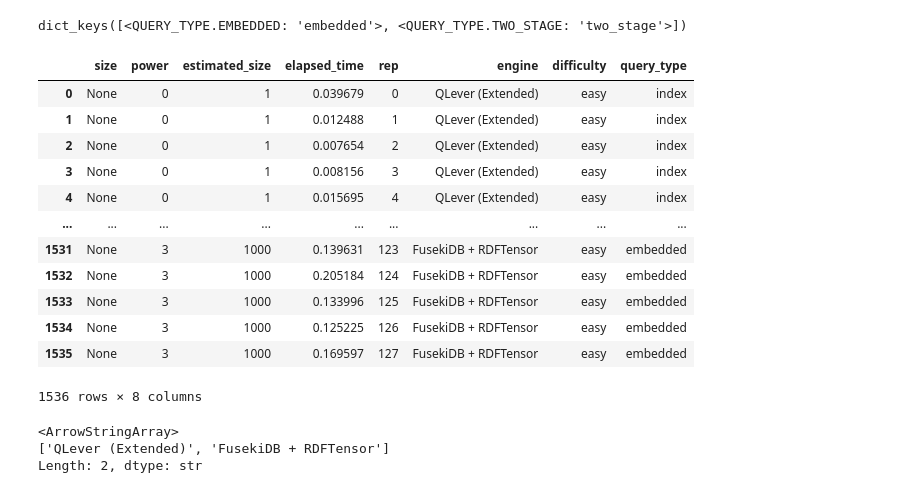
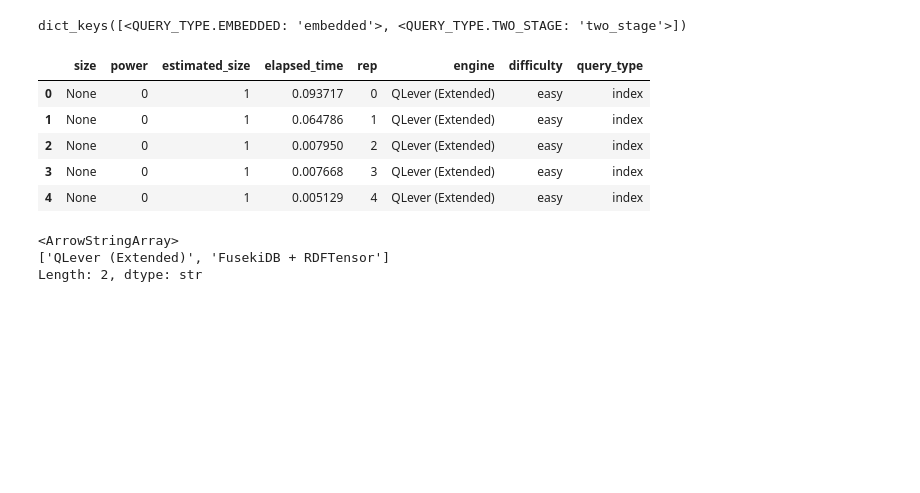
Before and after one commit to Dakantz/Dense-KG-Vector-DB, a Jupyter notebook: benchmarks/run_bdsdm_timings.ipynb, the cells around one changed output. Cells and saved outputs as stored; diff of their text form; code cells hidden in the pictures; blank space fills up the shorter version.

```diff
--- a/benchmarks/run_bdsdm_timings.ipynb
+++ b/benchmarks/run_bdsdm_timings.ipynb
@@ -120,3 +121,11 @@ import os
 os.getcwd()
 # %% [output]
 '/Users/benedikt/tugraz/cgv/hereditary/Dense-KG-Vector-DB/benchmarks'
+# %%
+with db_qlever:
+    index_result = db_qlever.query_auto(
+        test_tensor,
+        query_difficulty=QUERY_DIFFICULTY.EASY,
+        query_type=QUERY_TYPE.EMBEDDED,
+    )
+index_result
@@ -268,6 +306,7 @@ def test_db(
     stats["power"] = power
     stats["difficulty"] = difficulty.value
     stats["query_type"] = query_type.value
+    stats["estimated_size"] = size
     stats["engine"] = db.name
     db.stat_recorder.clear_stats()
 
@@ -384,21 +424,14 @@ db.get_queries(test_tensor)[QUERY_DIFFICULTY.EASY].keys()
 # %% [output]
 dict_keys([<QUERY_TYPE.EMBEDDED: 'embedded'>, <QUERY_TYPE.TWO_STAGE: 'two_stage'>])
 # %%
-timings_df
+timings_df.head()
 # %% [output]
 |  | size | power | estimated_size | elapsed_time | rep | engine | difficulty | query_type |
-| 0 | None | 0 | 1 | 0.039679 | 0 | QLever (Extended) | easy | index |
-| 1 | None | 0 | 1 | 0.012488 | 1 | QLever (Extended) | easy | index |
-| 2 | None | 0 | 1 | 0.007654 | 2 | QLever (Extended) | easy | index |
-| 3 | None | 0 | 1 | 0.008156 | 3 | QLever (Extended) | easy | index |
-| 4 | None | 0 | 1 | 0.015695 | 4 | QLever (Extended) | easy | index |
-| ... | ... | ... | ... | ... | ... | ... | ... | ... |
-| 1531 | None | 3 | 1000 | 0.139631 | 123 | FusekiDB + RDFTensor | easy | embedded |
-| 1532 | None | 3 | 1000 | 0.205184 | 124 | FusekiDB + RDFTensor | easy | embedded |
-| 1533 | None | 3 | 1000 | 0.133996 | 125 | FusekiDB + RDFTensor | easy | embedded |
-| 1534 | None | 3 | 1000 | 0.125225 | 126 | FusekiDB + RDFTensor | easy | embedded |
-| 1535 | None | 3 | 1000 | 0.169597 | 127 | FusekiDB + RDFTensor | easy | embedded |
+| 0 | None | 0 | 1 | 0.093717 | 0 | QLever (Extended) | easy | index |
+| 1 | None | 0 | 1 | 0.064786 | 1 | QLever (Extended) | easy | index |
+| 2 | None | 0 | 1 | 0.007950 | 2 | QLever (Extended) | easy | index |
+| 3 | None | 0 | 1 | 0.007668 | 3 | QLever (Extended) | easy | index |
+| 4 | None | 0 | 1 | 0.005129 | 4 | QLever (Extended) | easy | index |
-1536 rows × 8 columns
 # %%
 timings_df.to_csv("./scratch/bdsdm_timings.csv", index=False)
 timings_df["engine"].unique()
```
Also changed, not shown: parts of 12 cells of this notebook, 1 other file.
